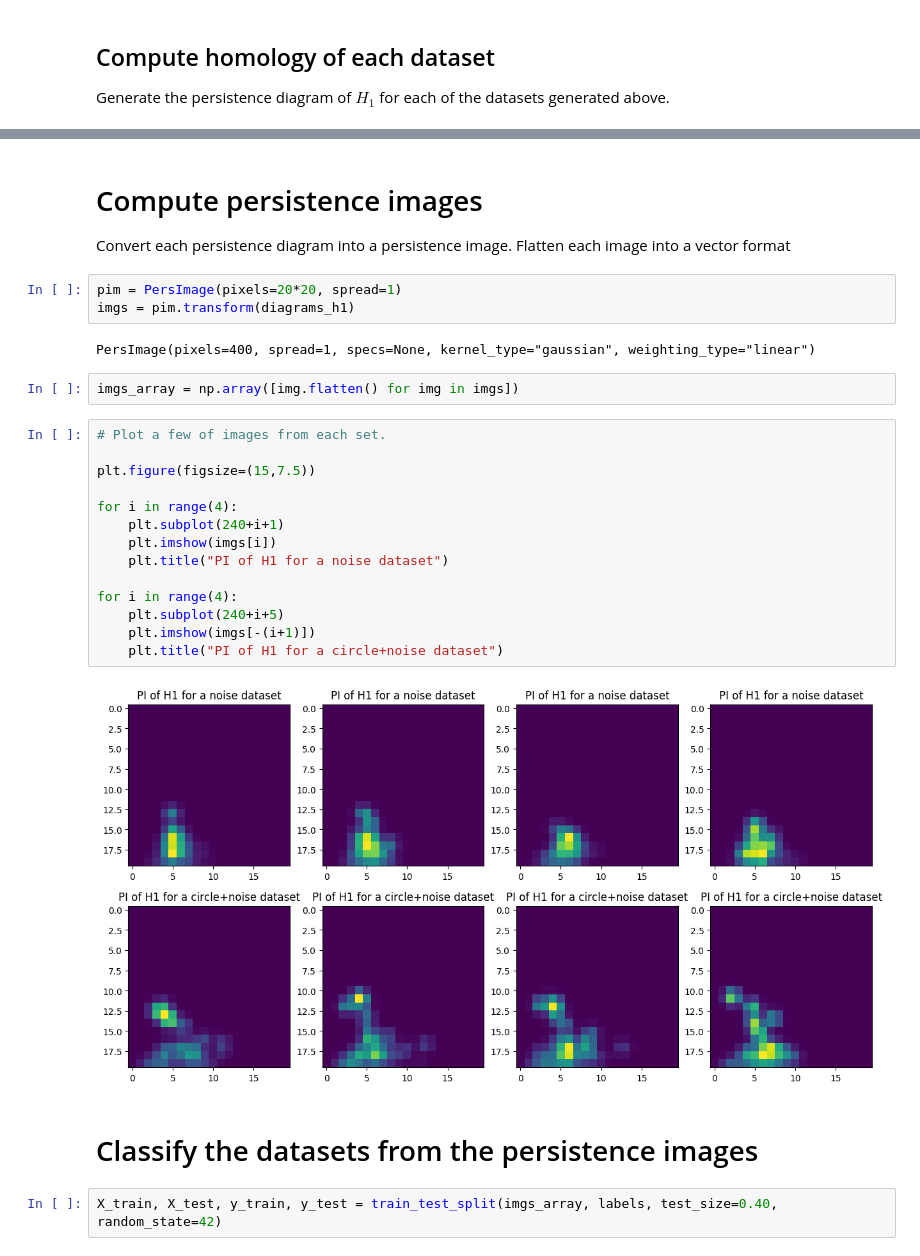
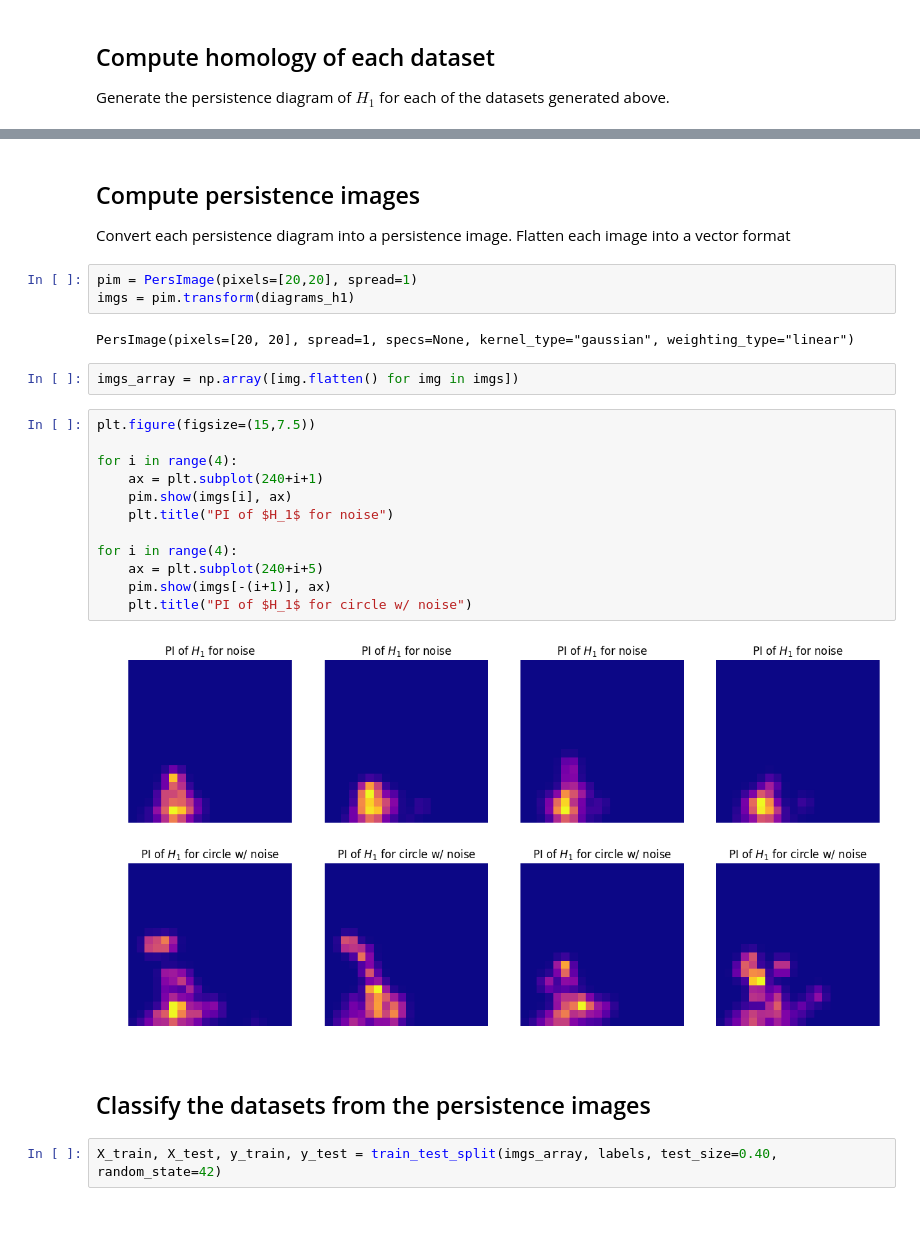
Before and after one commit to scikit-tda/persim, a Jupyter notebook: notebooks/Classification with persistence images.ipynb, the cells around one changed output, grey strips where cells are left out. Drawn from its saved outputs; the diff is of its cells as text; blank space fills up the shorter version.

```diff
--- a/notebooks/Classification with persistence images.ipynb
+++ b/notebooks/Classification with persistence images.ipynb
@@ -97,32 +85,30 @@ plt.show()
 # %% [markdown]
-# Compute persistence images
+## Compute persistence images
 
 Convert each persistence diagram into a persistence image. Flatten each image into a vector format
 # %%
-pim = PersImage(pixels=20*20, spread=1)
+pim = PersImage(pixels=[20,20], spread=1)
 imgs = pim.transform(diagrams_h1)
 # %% [output]
-PersImage(pixels=400, spread=1, specs=None, kernel_type="gaussian", weighting_type="linear")
+PersImage(pixels=[20, 20], spread=1, specs=None, kernel_type="gaussian", weighting_type="linear")
 # %%
 imgs_array = np.array([img.flatten() for img in imgs])
 # %%
-# Plot a few of images from each set.
-
 plt.figure(figsize=(15,7.5))
 
 for i in range(4):
-    plt.subplot(240+i+1)
-    plt.imshow(imgs[i])
-    plt.title("PI of H1 for a noise dataset")
+    ax = plt.subplot(240+i+1)
+    pim.show(imgs[i], ax)
+    plt.title("PI of $H_1$ for noise")
 
 for i in range(4):
-    plt.subplot(240+i+5)
-    plt.imshow(imgs[-(i+1)])
-    plt.title("PI of H1 for a circle+noise dataset")
+    ax = plt.subplot(240+i+5)
+    pim.show(imgs[-(i+1)], ax)
+    plt.title("PI of $H_1$ for circle w/ noise")
 # %% [output]
-[figure, old version]
+[figure, new version]
 # %% [markdown]
-# Classify the datasets from the persistence images
+## Classify the datasets from the persistence images
 # %%
 X_train, X_test, y_train, y_test = train_test_split(imgs_array, labels, test_size=0.40, random_state=42)
 # %%
```
Also changed, not shown: parts of 14 cells of this notebook, 12 other files.
